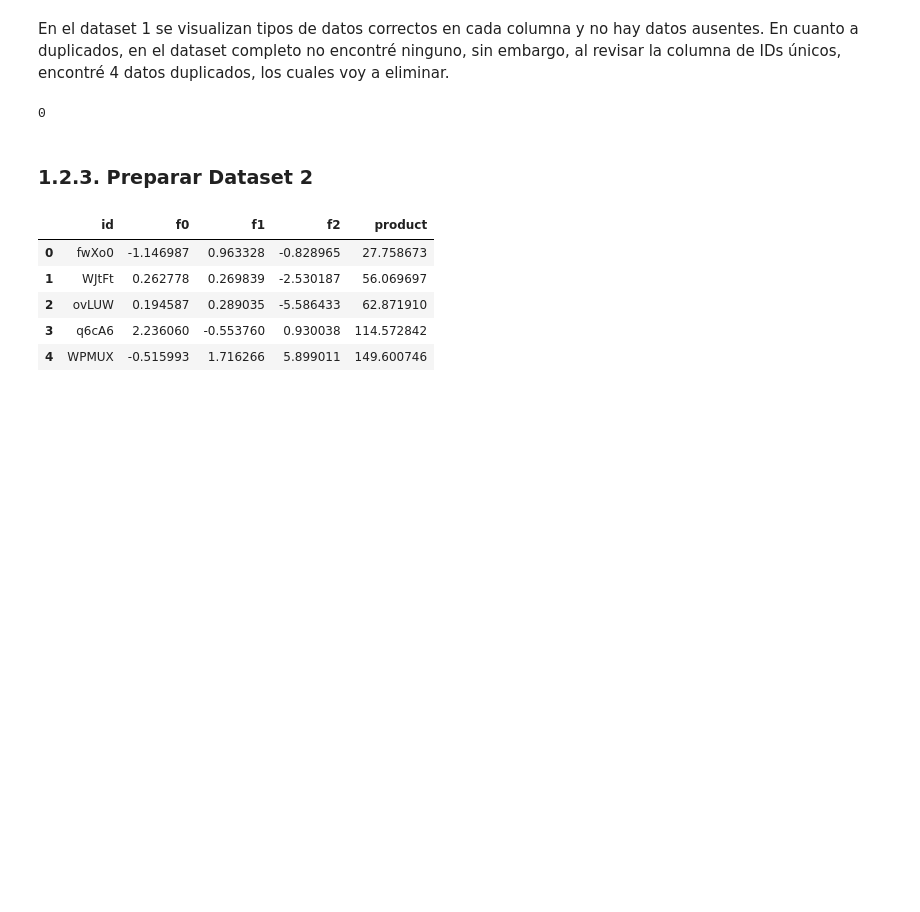
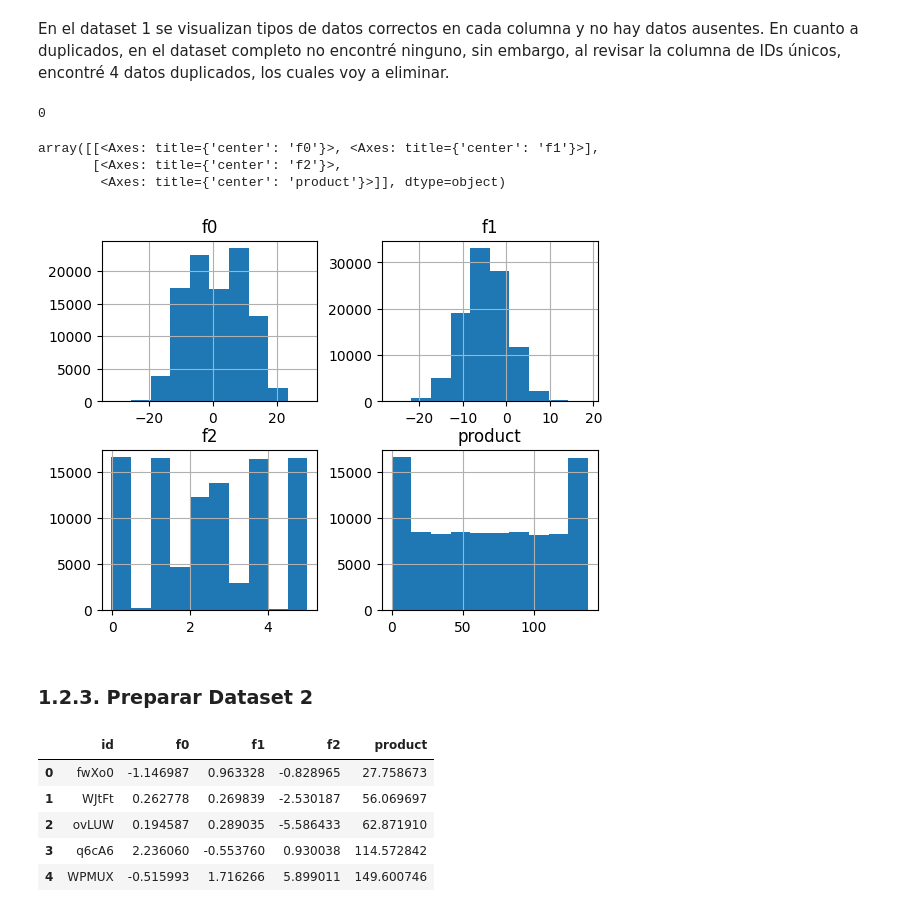
Before and after one commit to wh1tneyr/OilyGiant, a Jupyter notebook: oil.ipynb, the cells around one changed output. Saved outputs shown, nothing was run; the diff lists cells and outputs as text; code cells hidden in the pictures; blank space fills up the shorter version.

Commit message:
analisis de los histogramas en dataset 0

```diff
--- a/oil.ipynb
+++ b/oil.ipynb
@@ -149,6 +149,14 @@ dataset_1 = dataset_1.drop_duplicates(subset='id')
 dataset_1['id'].duplicated().sum()
 # %% [output]
 0
+# %%
+#visualizar la frecuencia del dataset 1 con un histograma
+dataset_1.hist()
+# %% [output]
+array([[<Axes: title={'center': 'f0'}>, <Axes: title={'center': 'f1'}>],
+       [<Axes: title={'center': 'f2'}>,
+        <Axes: title={'center': 'product'}>]], dtype=object)
+[figure, added]
 # %% [markdown]
 ### 1.2.3. Preparar Dataset 2
 # %%
```
Also changed, not shown: parts of 1 cell of this notebook.
